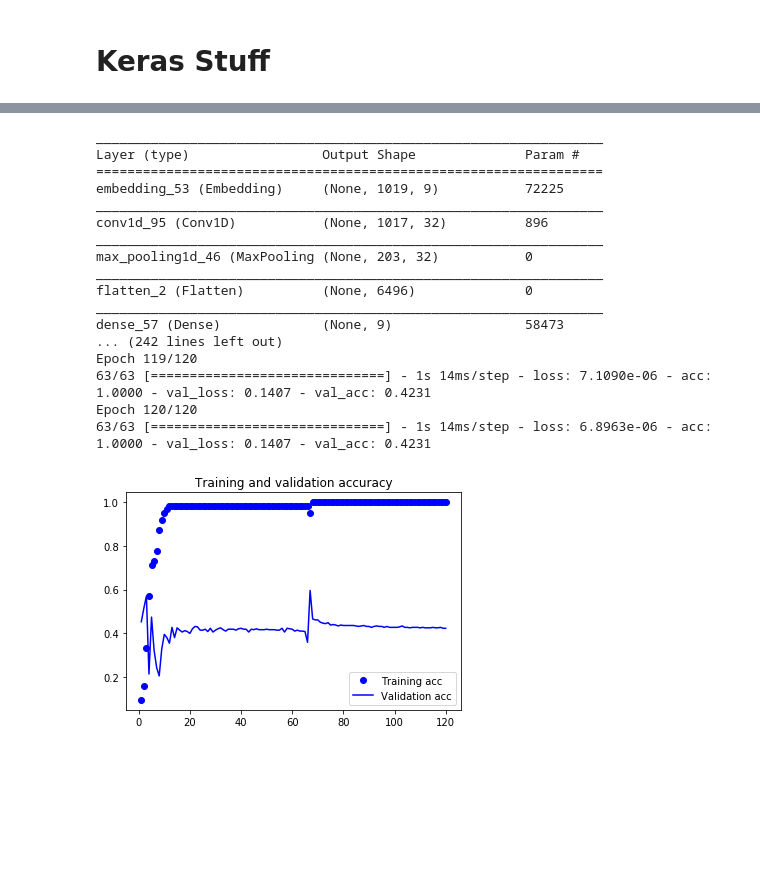
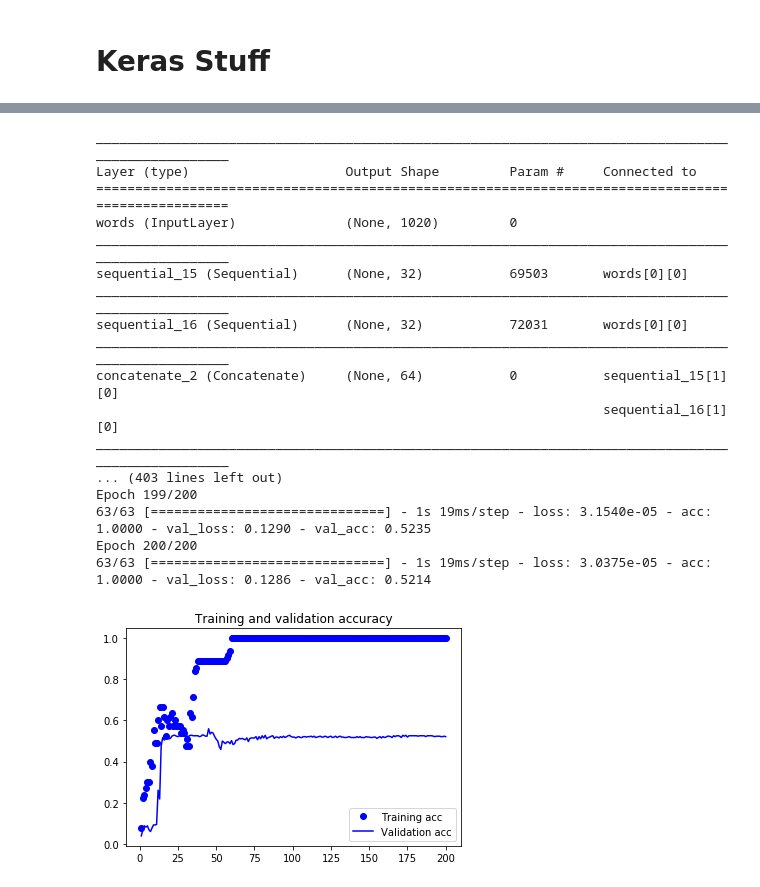
Before and after one commit to ErfanThinker/PAN19, a Jupyter notebook: my_solution.ipynb, the cells around one changed output, grey strips where cells are left out. Drawn from its saved outputs; the diff is of its cells as text; code cells hidden in the pictures; blank space fills up the shorter version.

```diff
--- a/my_solution.ipynb
+++ b/my_solution.ipynb
@@ -194,8 +166,8 @@ from tensorflow import set_random_seed
 set_random_seed(1)
 
 
-from keras import layers
-from keras.models import Sequential
+from keras import layers, Input
+from keras.models import Sequential, Model
 from keras import optimizers
 from keras.utils import to_categorical
 from keras_preprocessing.sequence import pad_sequences
@@ -215,67 +187,81 @@ X_train, X_val, y_train, y_val = train_data, test_data, to_categorical(train_lab
 
 # y_train = to_categorical(y_train)
 # y_val = to_categorical(y_val)
+word_input_tensor = Input(shape=(maxlen,) , name='words')
 
-model = Sequential()
-model.add(layers.Embedding(w2d.word_embedding.shape[0], embedding_dim, input_length=maxlen))
-model.add(layers.Conv1D(32, 3, activation='relu'))
-model.add(layers.MaxPooling1D(5))
-model.add(layers.Flatten())
-# model.add(layers.Conv1D(32, 3, activation='relu'))
-# model.add(layers.GlobalMaxPooling1D())
-# model.add(layers.SimpleRNN(embedding_dim, dropout=0.1, recurrent_dropout=0.5, return_sequences= True))
-# model.add(layers.SimpleRNN(embedding_dim))
-# model.add(Dense(embedding_dim, activation='relu'))
-model.add(Dense(len(set(train_labels)), activation='softmax'))
+conv_1d_s3_model = Sequential()
+conv_1d_s3_model.add(layers.Embedding(w2d.word_embedding.shape[0], embedding_dim, input_length=maxlen))
+# conv_1d_s3_model.add(layers.Dropout(0.1))
+conv_1d_s3_model.add(layers.Conv1D(32, 3, activation='relu'))
+conv_1d_s3_model.add(layers.GlobalMaxPooling1D())
+# conv_1d_s3_model.add(layers.Dense(len(set(train_labels)), activation='softmax'))
+
+word_output_tensor_0 = conv_1d_s3_model(word_input_tensor)
+
+conv_1d_s1_model = Sequential()
+conv_1d_s1_model.add(layers.Embedding(w2d.word_embedding.shape[0], embedding_dim, input_length=maxlen))
+conv_1d_s1_model.add(layers.Conv1D(32, 1, activation='relu'))
+conv_1d_s1_model.add(layers.MaxPooling1D(1))
+conv_1d_s1_model.add(layers.Conv1D(32, 3, activation='relu'))
+conv_1d_s1_model.add(layers.GlobalMaxPooling1D())
+# conv_1d_s1_model.add(layers.Dense(len(set(train_labels)), activation='softmax'))
+
+word_output_tensor_1 = conv_1d_s1_model(word_input_tensor)
+
+concatenated = layers.concatenate([word_output_tensor_0, word_output_tensor_1], axis=-1)
+
+answer = layers.Dense(len(set(train_labels)), activation='softmax')(concatenated)
+
+model = Model(word_input_tensor, answer)
 model.summary()
 
-model.layers[0].set_weights([w2d.word_embedding])
+# model.layers[0].set_weights([w2d.word_embedding])
 # model.layers[0].trainable = False
 
 model.compile(optimizer=optimizers.Adam(lr=2e-4),
               loss='mae',
               metrics=['acc'])
 history = model.fit(X_train, y_train,
                     validation_data=(X_val, y_val),
-                    epochs=120,
+                    epochs=200,
                     batch_size=1)
 
 acc = history.history['acc']
 val_acc = history.history['val_acc']
 loss = history.history['loss']
 val_loss = history.history['val_loss']
 
 epochs = range(1, len(acc) + 1)
 
 plt.plot(epochs, acc, 'bo', label='Training acc')
 plt.plot(epochs, val_acc, 'b', label='Validation acc')
 plt.title('Training and validation accuracy')
 plt.legend()
 
 plt.figure()
 
 plt.plot(epochs, loss, 'bo', label='Training loss')
 plt.plot(epochs, val_loss, 'b', label='Validation loss')
 plt.title('Training and validation loss')
 plt.legend()
 
 plt.show()
 # %% [output]
-_________________________________________________________________
-Layer (type)                 Output Shape              Param #
-=================================================================
-embedding_53 (Embedding)     (None, 1019, 9)           72225
-_________________________________________________________________
-conv1d_95 (Conv1D)           (None, 1017, 32)          896
-_________________________________________________________________
-max_pooling1d_46 (MaxPooling (None, 203, 32)           0
-_________________________________________________________________
-flatten_2 (Flatten)          (None, 6496)              0
-_________________________________________________________________
-dense_57 (Dense)             (None, 9)                 58473
-... (242 lines left out)
-Epoch 119/120
-63/63 [==============================] - 1s 14ms/step - loss: 7.1090e-06 - acc: 1.0000 - val_loss: 0.1407 - val_acc: 0.4231
-Epoch 120/120
-63/63 [==============================] - 1s 14ms/step - loss: 6.8963e-06 - acc: 1.0000 - val_loss: 0.1407 - val_acc: 0.4231
+__________________________________________________________________________________________________
+Layer (type)                    Output Shape         Param #     Connected to
+==================================================================================================
+words (InputLayer)              (None, 1020)         0
+__________________________________________________________________________________________________
+sequential_15 (Sequential)      (None, 32)           69503       words[0][0]
+__________________________________________________________________________________________________
+sequential_16 (Sequential)      (None, 32)           72031       words[0][0]
+__________________________________________________________________________________________________
+concatenate_2 (Concatenate)     (None, 64)           0           sequential_15[1][0]
+                                                                 sequential_16[1][0]
+__________________________________________________________________________________________________
+... (403 lines left out)
+Epoch 199/200
+63/63 [==============================] - 1s 19ms/step - loss: 3.1540e-05 - acc: 1.0000 - val_loss: 0.1290 - val_acc: 0.5235
+Epoch 200/200
+63/63 [==============================] - 1s 19ms/step - loss: 3.0375e-05 - acc: 1.0000 - val_loss: 0.1286 - val_acc: 0.5214
-[figure, old version]
+[figure, new version]
```
Also changed, not shown: parts of 4 cells of this notebook.
